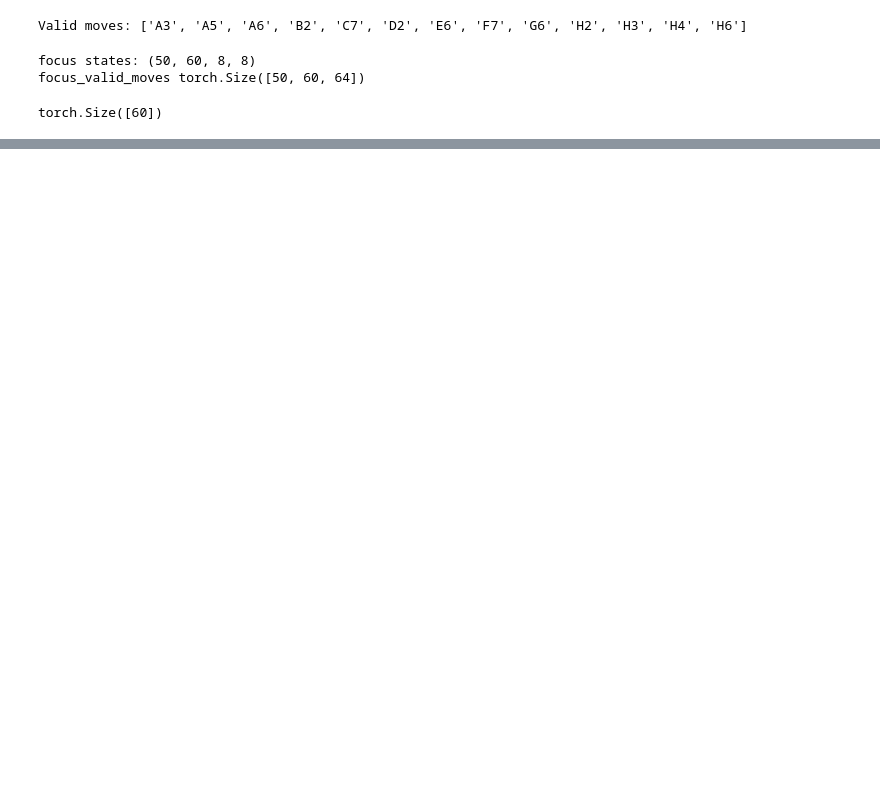
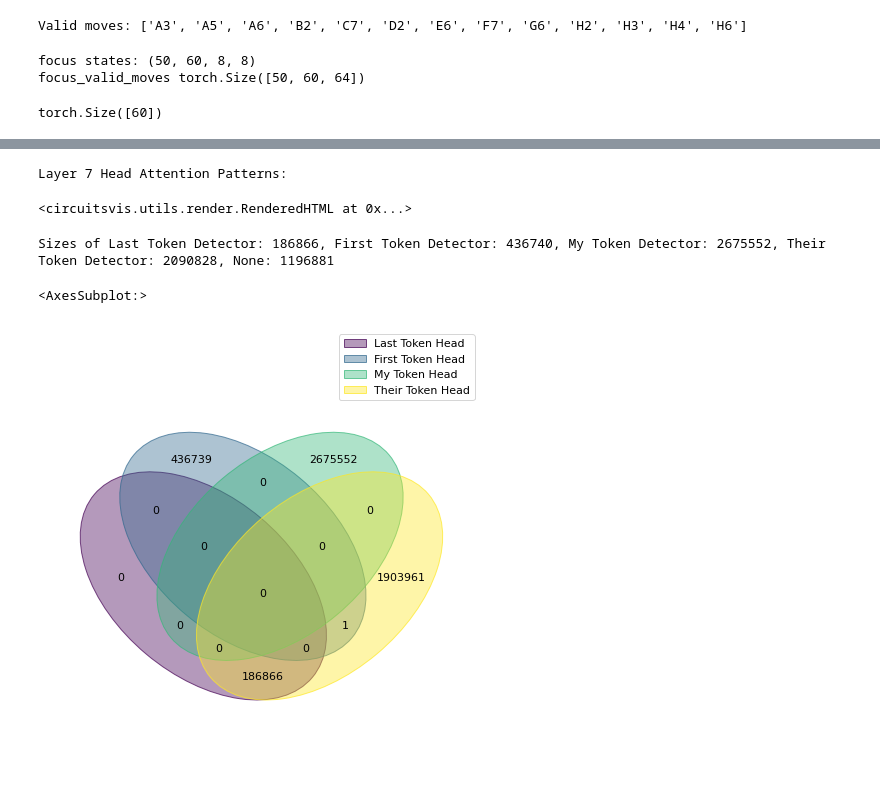
Before and after one commit to DeanHazineh/Emergent-World-Representations-Othello, a Jupyter notebook: dev_code2/view_attention_patterns.ipynb, the cells around one changed output, grey strips where cells are left out. Cells and saved outputs as stored; diff of their text form; code cells hidden in the pictures; blank space fills up the shorter version.

```diff
--- a/dev_code2/view_attention_patterns.ipynb
+++ b/dev_code2/view_attention_patterns.ipynb
@@ -257,4 +259,4 @@ torch.Size([60])
 # %%
-moves = 25
-sample_game = focus_games_int[0, :moves+1]
+moves = 15
+sample_game = focus_games_int[0, :-1]
 focus_logits, focus_cache = model.run_with_cache(sample_game)
@@ -267,0 +263,4 @@ torch.Size([1, 8, 26, 26])
+# %%
+attention_patterns = []
+for i in range(layers):
+    attention_patterns.append(focus_cache["pattern", i, "attn"][0])
@@ -271,0 +313,6 @@ cv.attention.attention_patterns(tokens=int_to_label(sample_game), attention=atte
+# %%
+print("Layer 7 Head Attention Patterns:")
+cv.attention.attention_patterns(tokens=int_to_label(sample_game), attention=attention_patterns[7])
+# %% [output]
+Layer 7 Head Attention Patterns:
+<circuitsvis.utils.render.RenderedHTML at 0x...>
@@ -271,0 +363,35 @@ cv.attention.attention_patterns(tokens=int_to_label(sample_game), attention=atte
+# %%
+def find_all_heads(games: torch.Tensor):
+    ltd, ftd, mtd, ttd, no_head = set(), set(), set(), set(), set()
+    for i, game in enumerate(tqdm(games)):
+        focus_logits, focus_cache = model.run_with_cache(game)
+        ltd.update(last_token_detector(focus_cache, i))
+        ftd.update(first_token_detector(focus_cache, i))
+        mtd.update(my_token_detector(focus_cache, i))
+        ttd.update(their_token_detector(focus_cache, i))
+
+    all_special = ltd.union(ftd).union(mtd).union(ttd)
+    no_head = {f"{i}.{layer}.{head}"
+               for i in range(len(games))
+               for layer in range(model.cfg.n_layers)
+               for head in range(model.cfg.n_heads)
+               if f"{i}.{layer}.{head}" not in all_special}
+
+    return ltd, ftd, mtd, ttd, no_head
+# %%
+ltd, ftd, mtd, ttd, no_head = find_all_heads(board_seqs_int[:, :-1])
+print(f"Sizes of Last Token Detector: {len(ltd)}, First Token Detector: {len(ftd)}, My Token Detector: {len(mtd)}, Their Token Detector: {len(ttd)}, None: {len(no_head)}")
+# %% [output]
+Sizes of Last Token Detector: 186866, First Token Detector: 436740, My Token Detector: 2675552, Their Token Detector: 2090828, None: 1196881
+# %%
+from venn import venn
+circuit_data = {
+    "Last Token Head": ltd,
+    "First Token Head": ftd,
+    "My Token Head": mtd,
+    "Their Token Head": ttd
+}
+venn(circuit_data, fontsize=11)
+# %% [output]
+<AxesSubplot:>
+[figure, added]
```
Also changed, not shown: parts of 15 cells of this notebook.
